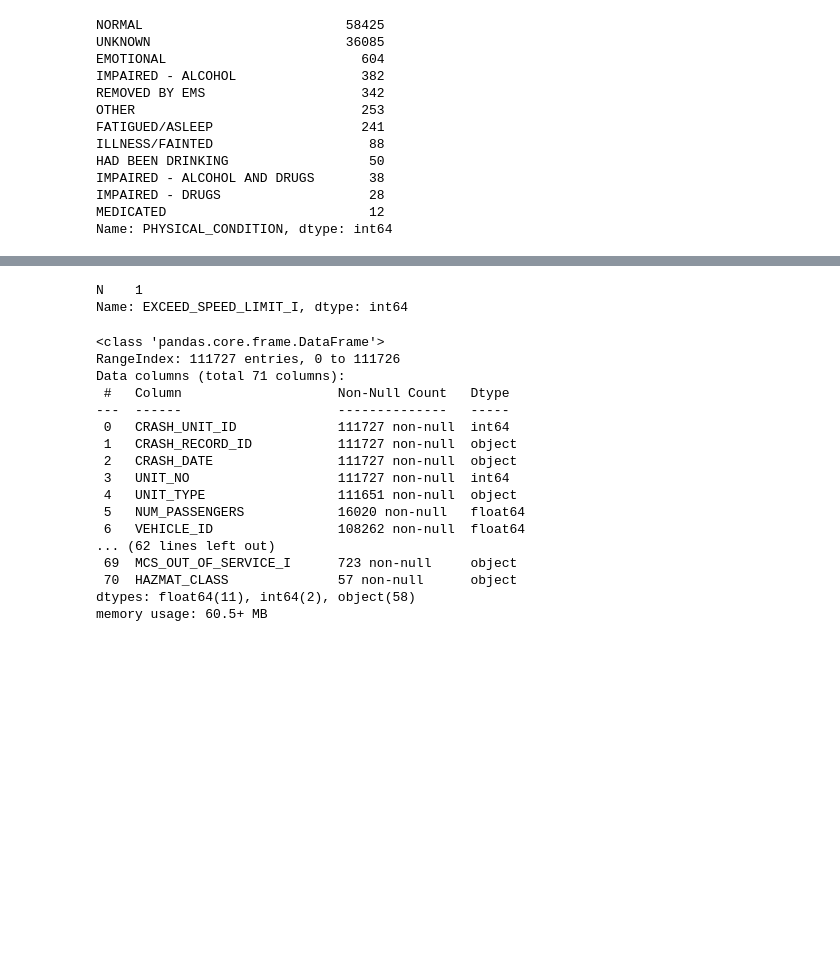
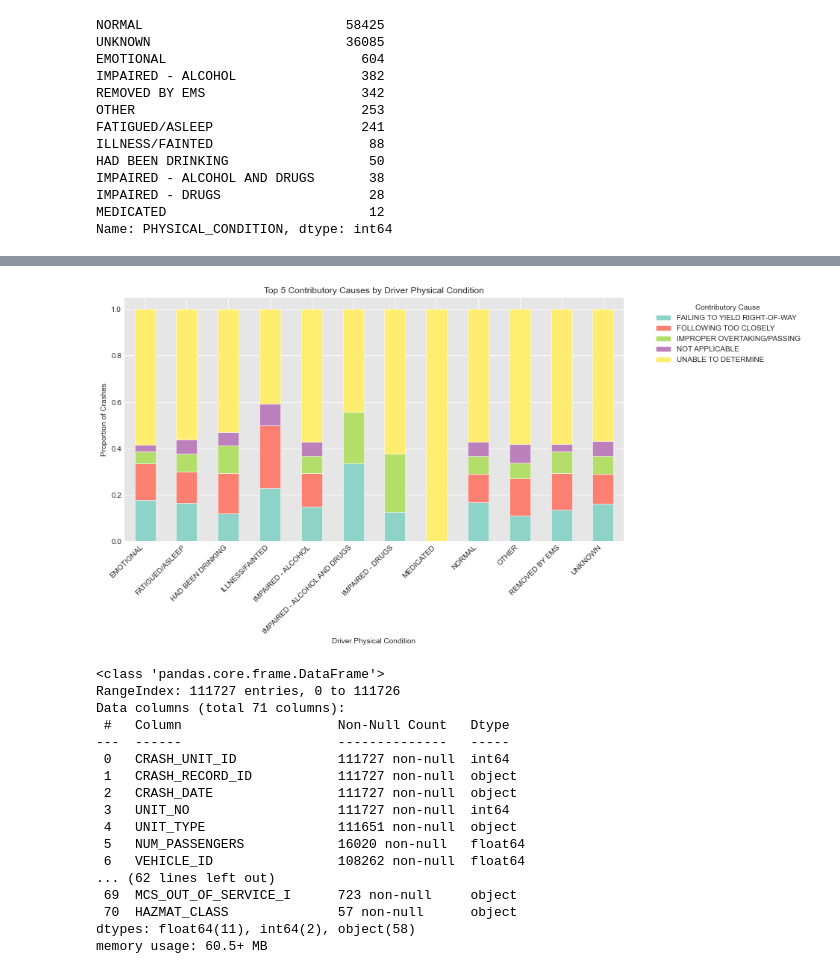
Before and after one commit to Victor-Mufasa/Phase-4-Project, a Jupyter notebook: index.ipynb, the cells around one changed output, grey strips where cells are left out. Saved outputs shown, nothing was run; the diff lists cells and outputs as text; code cells hidden in the pictures; blank space fills up the shorter version.

```diff
--- a/index.ipynb
+++ b/index.ipynb
@@ -200,8 +205,26 @@ vehicles.head()
-# %%
-vehicles["EXCEED_SPEED_LIMIT_I"].value_counts()
-# %% [output]
-N    1
-Name: EXCEED_SPEED_LIMIT_I, dtype: int64
+# %%
+#Determining top causes for accidents by driver condition
+top_causes = crashes["PRIM_CONTRIBUTORY_CAUSE"].value_counts().head(5).index
+
+df_top = crashes[crashes["PRIM_CONTRIBUTORY_CAUSE"].isin(top_causes)]
+
+ct_top = pd.crosstab(
+    people["PHYSICAL_CONDITION"],
+    df_top["PRIM_CONTRIBUTORY_CAUSE"],
+    normalize="index"
+)
+
+
+plt.figure(figsize=(12, 6))
+ct_top.plot(kind="bar", stacked=True, ax=plt.gca(), colormap='Set3', edgecolor='white', linewidth=0.5)
+plt.title("Top 5 Contributory Causes by Driver Physical Condition")
+plt.ylabel("Proportion of Crashes")
+plt.xlabel("Driver Physical Condition")
+plt.xticks(rotation=45, ha='right')
+plt.legend(title='Contributory Cause',bbox_to_anchor=(1.05, 1),loc='upper left')
+plt.show()
+# %% [output]
+[figure, added]
 # %%
 vehicles.info()
 # %% [output]
```
Also changed, not shown: parts of 34 cells of this notebook.
